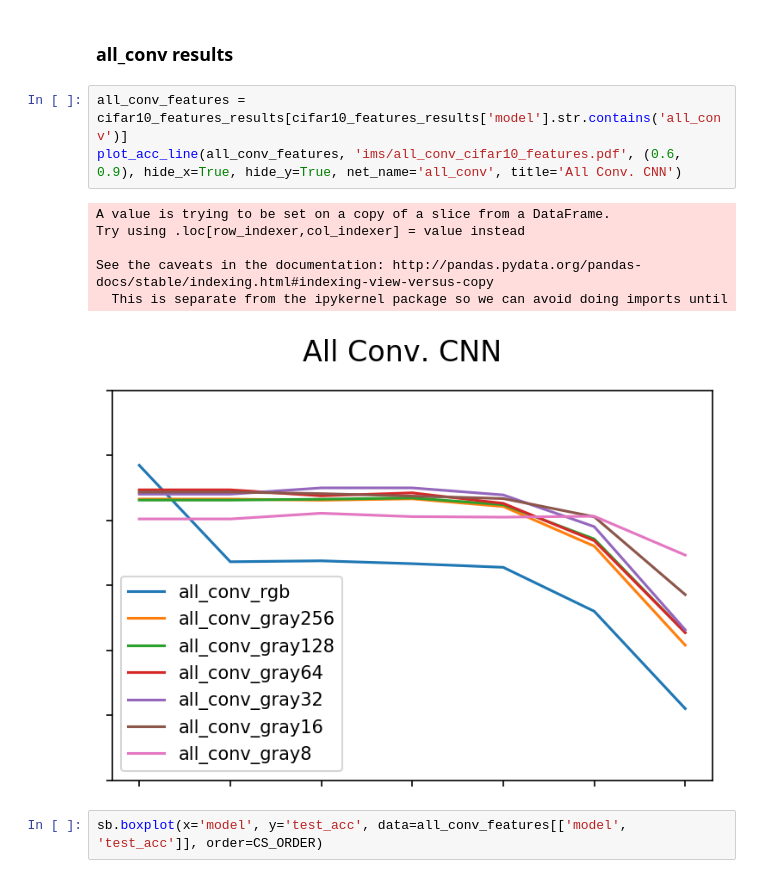
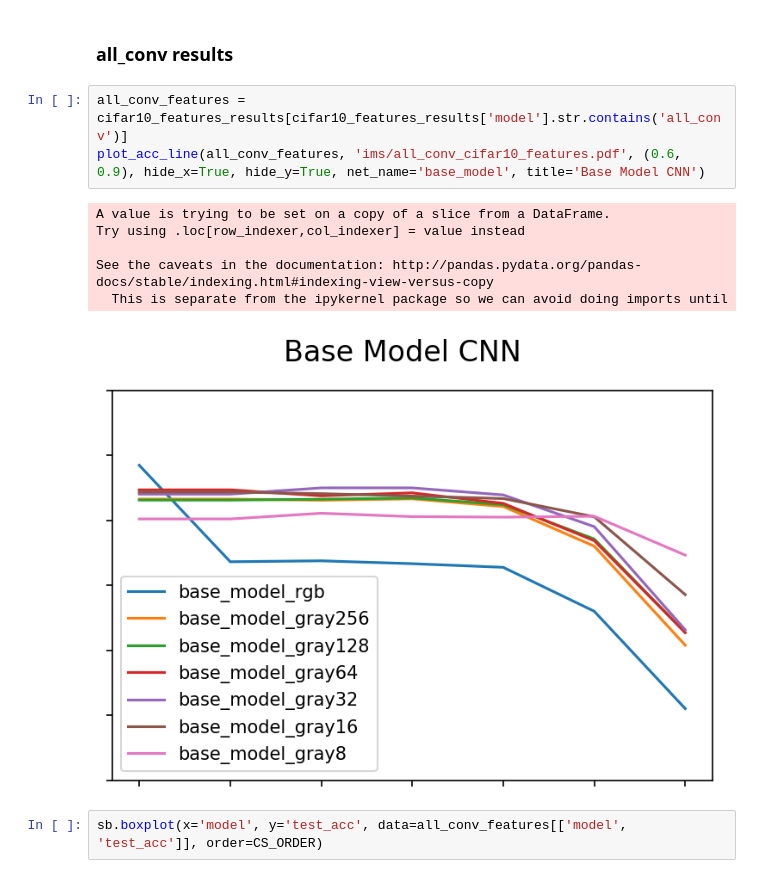
Before and after one commit to tiagosn/cnn_rgb_grayscale, a Jupyter notebook: plots.ipynb, the cells around one changed output. Drawn from its saved outputs; the diff is of its cells as text.

Commit message:
mod plots

```diff
--- a/plots.ipynb
+++ b/plots.ipynb
@@ -192,14 +192,14 @@ sb.boxplot(x='model', y='test_acc', data=simple_features[['model', 'test_acc']],
 ### all_conv results
 # %%
 all_conv_features = cifar10_features_results[cifar10_features_results['model'].str.contains('all_conv')]
-plot_acc_line(all_conv_features, 'ims/all_conv_cifar10_features.pdf', (0.6, 0.9), hide_x=True, hide_y=True, net_name='all_conv', title='All Conv. CNN')
+plot_acc_line(all_conv_features, 'ims/all_conv_cifar10_features.pdf', (0.6, 0.9), hide_x=True, hide_y=True, net_name='base_model', title='Base Model CNN')
 # %% [output]
 A value is trying to be set on a copy of a slice from a DataFrame.
 Try using .loc[row_indexer,col_indexer] = value instead
 
 See the caveats in the documentation: http://pandas.pydata.org/pandas-docs/stable/indexing.html#indexing-view-versus-copy
   This is separate from the ipykernel package so we can avoid doing imports until
-[figure, old version]
+[figure, new version]
 # %%
 sb.boxplot(x='model', y='test_acc', data=all_conv_features[['model', 'test_acc']], order=CS_ORDER)
 # %% [output]
```
Also changed, not shown: parts of 5 cells of this notebook.
